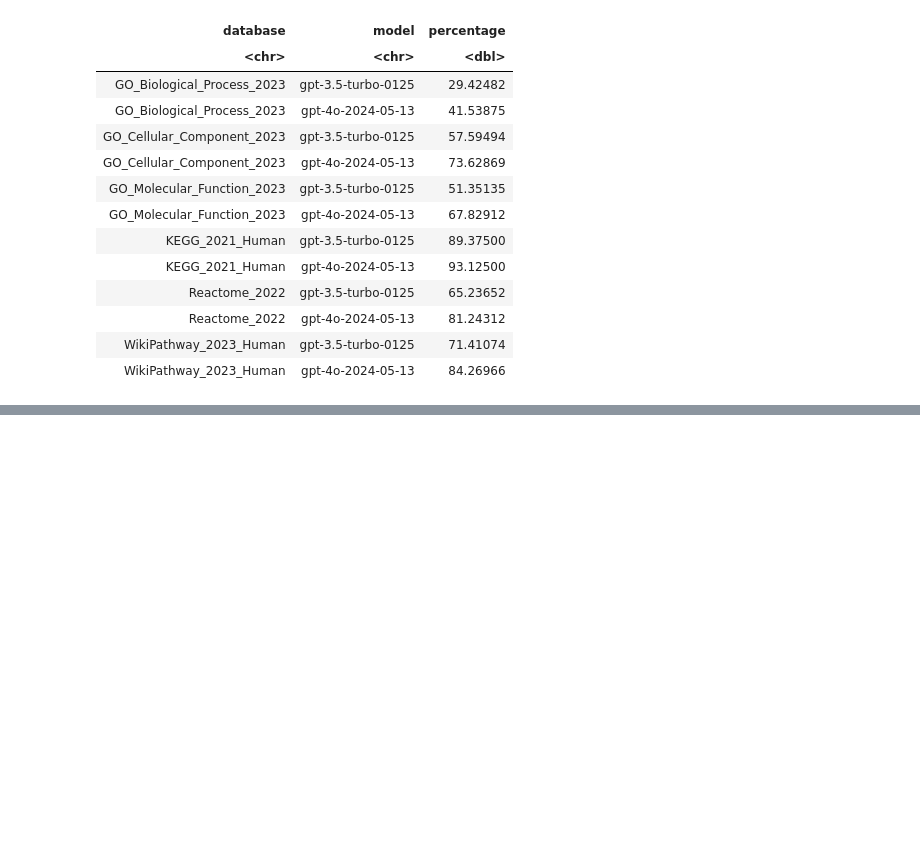
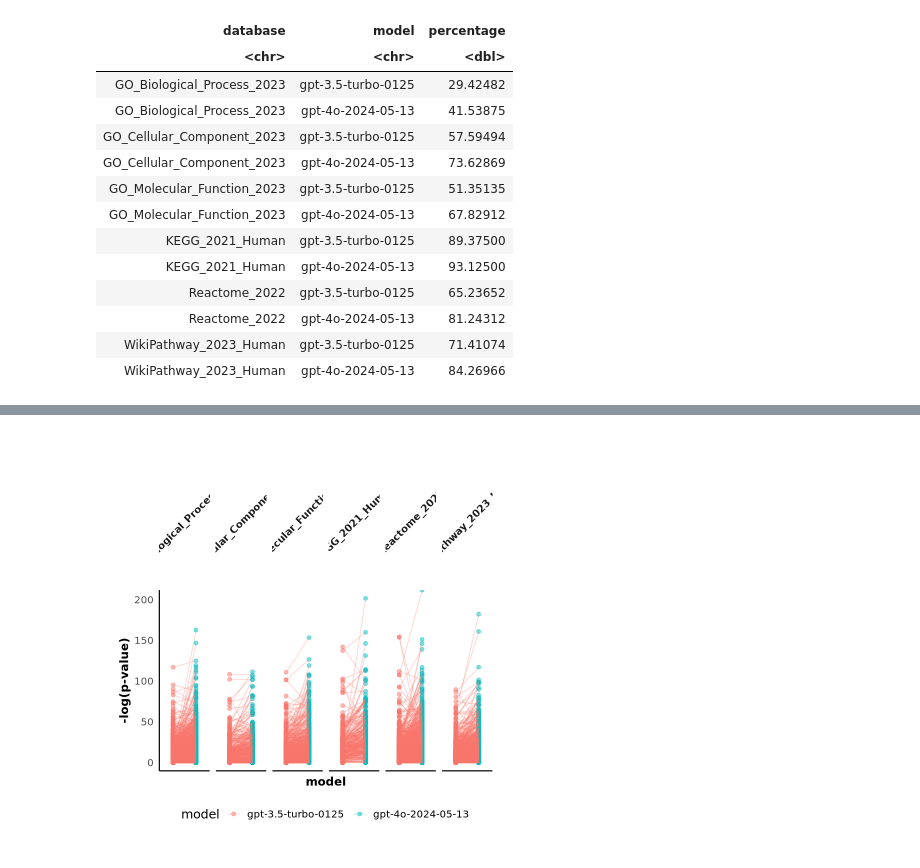
Before and after one commit to Alector-BIO/llm2geneset, a Jupyter notebook: notebooks/figures.ipynb, the cells around one changed output, grey strips where cells are left out. Cells and saved outputs as stored; diff of their text form; code cells hidden in the pictures; blank space fills up the shorter version.

```diff
--- a/notebooks/figures.ipynb
+++ b/notebooks/figures.ipynb
@@ -209,0 +217,2 @@ ggsave("figures/4_percent_sig_compare_models.pdf", plot = p, device = "pdf", wid
+# %%
+df = readr::read_tsv("genes_overlap.tsv")
@@ -209,0 +228,4 @@ ggsave("figures/4_percent_sig_compare_models.pdf", plot = p, device = "pdf", wid
+# %%
+# log transform
+df <- df %>%
+    mutate(log_p = -log10(p_val))
@@ -209,0 +241,26 @@ ggsave("figures/4_percent_sig_compare_models.pdf", plot = p, device = "pdf", wid
+# %%
+# Plotting code
+p <- ggplot(df, aes(x = model, y = log_p, group = descr, color=model)) +
+  geom_point(size = 2, alpha = 0.5) +
+  geom_line(alpha = 0.3, linewidth = 0.5) +
+  labs(
+       y = "-log(p-value)") +
+  facet_wrap(~database, nrow = 1) +
+  theme_minimal(base_size = 15) +
+  theme(
+    panel.grid.major = element_blank(),
+    panel.grid.minor = element_blank(),
+    panel.background = element_blank(),
+    plot.background = element_blank(),
+    panel.border = element_blank(),
+    axis.line = element_line(),
+    axis.text.x = element_blank(),
+    axis.title.x = element_text(face = "bold", size = 14),
+    axis.title.y = element_text(face = "bold", size = 14),
+    strip.text = element_text(face = "bold", size = 12,angle = 45),
+    legend.position = "bottom",
+    plot.margin = margin(1, 1, 1, 1, "cm")  # Top, right, bottom, left margins
+  )
+p
+# %% [output]
+[figure, added]
```
Also changed, not shown: parts of 6 cells of this notebook, 3 other files.
